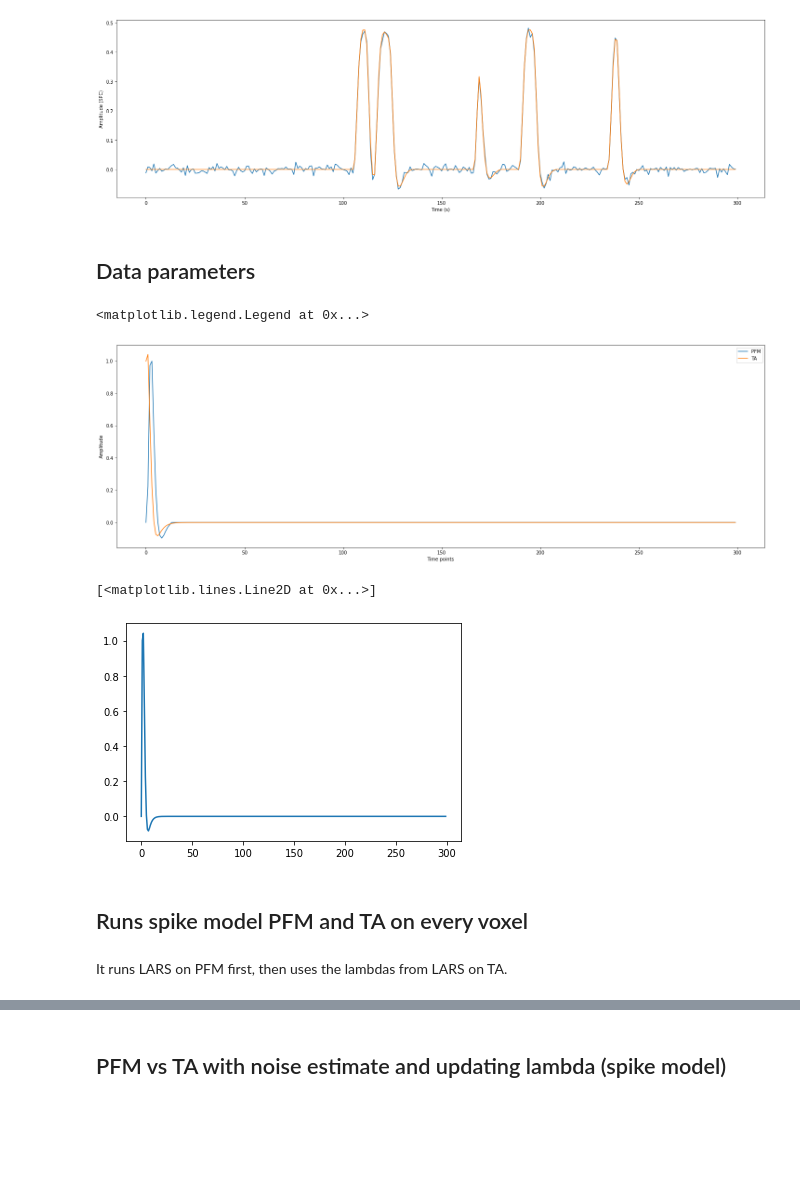
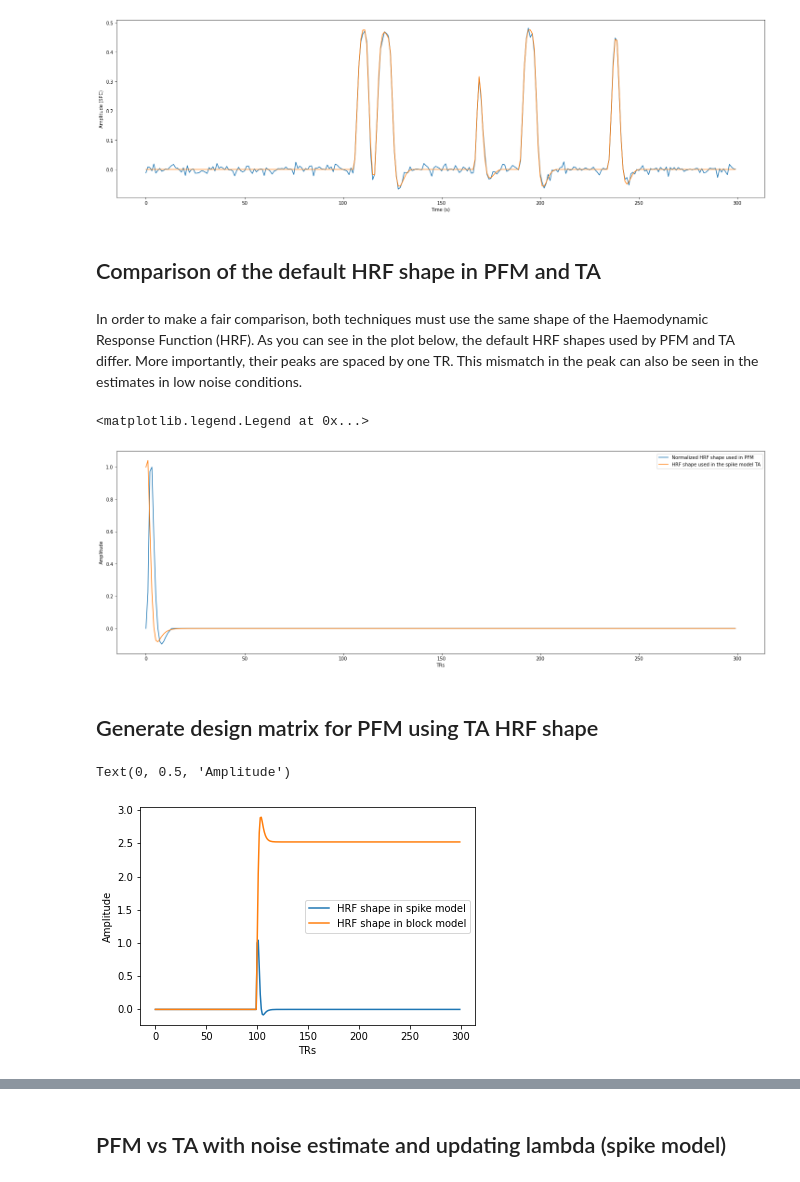
Before and after one commit to eurunuela/pfm_vs_ta, a Jupyter notebook: pfm_vs_ta_long_lownoise.ipynb, the cells around one changed output, grey strips where cells are left out. Cells and saved outputs as stored; diff of their text form; code cells hidden in the pictures; blank space fills up the shorter version.

```diff
--- a/pfm_vs_ta_long_lownoise.ipynb
+++ b/pfm_vs_ta_long_lownoise.ipynb
@@ -37,5 +46,3 @@ plt.ylabel('Amplitude (SPC)')
 # %% [output]
 Text(0, 0.5, 'Amplitude (SPC)')
 [figure]
-# %% [markdown]
-## Data parameters
@@ -44,4 +49,9 @@ params = {'tr': 2, 'cost_save': True, 'te': [0]}
+# %% [markdown]
+## Comparison of the default HRF shape in PFM and TA
+# %% [markdown]
+In order to make a fair comparison, both techniques must use the same shape of the Haemodynamic Response Function (HRF). As you can see in the plot below, the default HRF shapes used by PFM and TA differ. More importantly, their peaks are spaced by one TR. This mismatch in the peak can also be seen in the estimates in low noise conditions.
 # %%
+# Generate impulse
 test_data = np.zeros(nscans)
 test_data[int(0/params['tr'])] = 1
 
@@ -56,33 +66,46 @@ params['f_analyze'], params['f_recons'], params['maxeig'] = hrf_filters(params['
 n = params['f_recons']['den'][0]
 d = [np.array(params['f_recons']['num']), 1]
 
+# Convolve the impulse with the HRF
 bold_pfm = np.dot(hrf, test_data)
 bold_ta = np.real(ta_filter(n, d, test_data.T, 'normal', nscans))
 
+# Plots both HRF shapes
 plt.figure(figsize=(25,8))
-plt.plot(bold_pfm, label='PFM')
-plt.plot(bold_ta, label='TA')
-plt.xlabel('Time points')
+plt.plot(bold_pfm, label='Normalized HRF shape used in PFM')
+plt.plot(bold_ta, label='HRF shape used in the spike model TA')
+plt.xlabel('TRs')
 plt.ylabel('Amplitude')
 plt.legend()
 # %% [output]
 <matplotlib.legend.Legend at 0x...>
-[figure, old version]
+[figure, new version]
+# %% [markdown]
+## Generate design matrix for PFM using TA HRF shape
 # %%
+# Concatenate shifted HRFs into matrix for PFM design matrix.
+# The TA shape generated above is used!!!
 append_2 = 2*nscans - len(bold_ta)
 temp = np.append(bold_ta, np.zeros(append_2))
 for i in range(nscans-1):
     foo = np.append(np.zeros(i+1), bold_ta)
     append_2 = 2*nscans - len(foo)
     foo = np.append(foo, np.zeros(append_2))
     temp = np.column_stack((temp, foo))
 
+# Only keep nscans x nscans matrix. The rest is just zero padding.
 hrf = temp[:nscans, :nscans]
-plt.plot(hrf[:, 1])
+
+# Generate the design matrix for the block model in PFM
+# by multiplying the shifted HRFs with an integration operator.
+hrf_block = np.dot(hrf, np.tril(np.ones(nscans)))
+
+# Plot one of the shifted HRFs for the sake of checking.
+plt.plot(hrf[:, 100], label='HRF shape in spike model')
+plt.plot(hrf_block[:, 100], label='HRF shape in block model')
+plt.legend()
+plt.xlabel('TRs')
+plt.ylabel('Amplitude')
 # %% [output]
-[<matplotlib.lines.Line2D at 0x...>]
+Text(0, 0.5, 'Amplitude')
-[figure, old version]
+[figure, new version]
-# %% [markdown]
-## Runs spike model PFM and TA on every voxel
-# %% [markdown]
-It runs LARS on PFM first, then uses the lambdas from LARS on TA.
```
Also changed, not shown: parts of 61 cells of this notebook, 5 other files.
